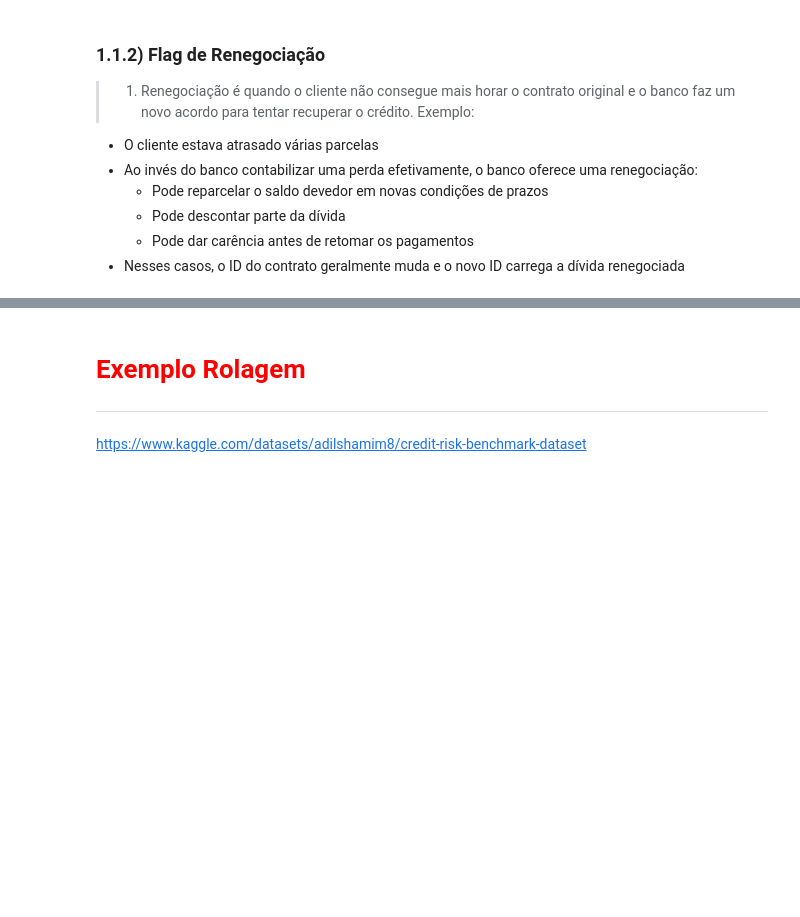
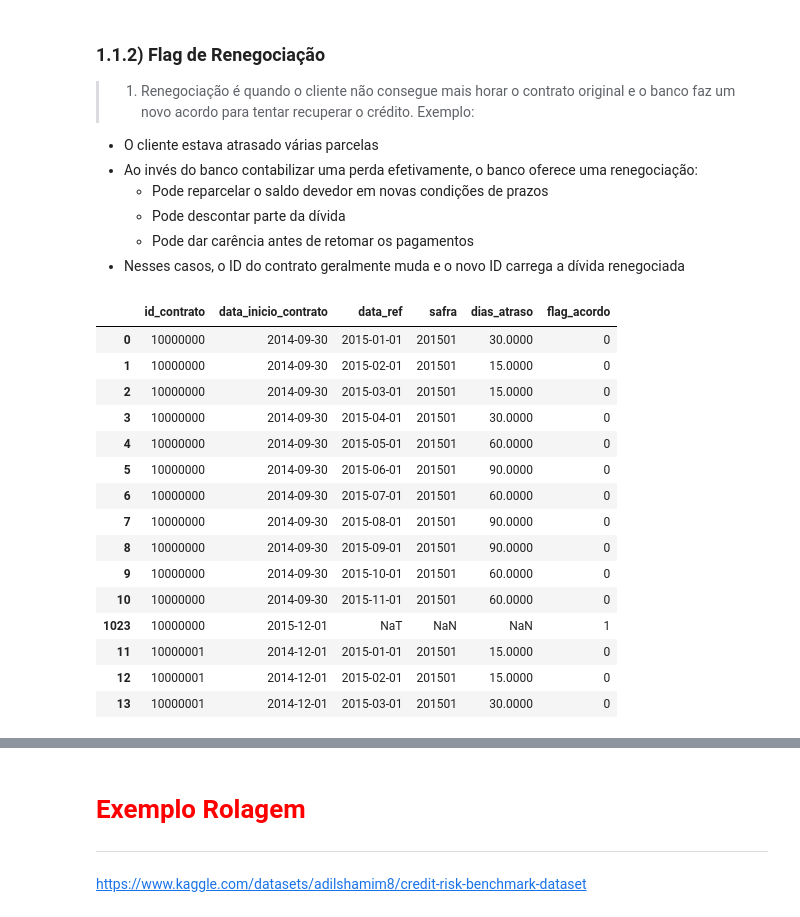
Before and after one commit to leonardovargas10/Pesquisa_Aplicada_Modelagem, a Jupyter notebook: Risco_de_Credito/Modelagem_Credito.ipynb, the cells around one changed output, grey strips where cells are left out. Saved outputs shown, nothing was run; the diff lists cells and outputs as text; code cells hidden in the pictures; blank space fills up the shorter version.

```diff
--- a/Risco_de_Credito/Modelagem_Credito.ipynb
+++ b/Risco_de_Credito/Modelagem_Credito.ipynb
@@ -96,12 +96,14 @@ warnings.simplefilter(action='ignore', category=FutureWarning) # Retira Future W
 - A safra nunca muda, porque é o "carimbo" da geração
 # %%
 historico  = pd.read_parquet('./data/full_history.parquet')
+historico.sort_values(by=['id_contrato','data_ref'], inplace=True)
 historico['data_ref'] = pd.to_datetime(historico['data_ref'])
-historico .sort_values(by=['id_contrato','data_ref'], inplace=True)
+
 
 rastro_contratos = pd.read_parquet('./data/rastro_contratos.parquet')
+rastro_contratos.sort_values(by=['id_antigo'], inplace=True)
 rastro_contratos['data_evento'] = pd.to_datetime(rastro_contratos['data_evento'])
-rastro_contratos.sort_values(by=['id_antigo','id_novo', 'data_evento'], inplace=True)
+rastro_contratos.rename(columns={'id_antigo': 'id_contrato', 'data_evento': 'data_inicio_contrato'}, inplace=True)
 
-display(historico.head(10))
-display(rastro_contratos.head(10))
+display(historico.head(15))
+display(rastro_contratos.head(15))
@@ -135,0 +154,29 @@ flag_acordo_tb = (
+# %%
+historico['flag_acordo'] = 0
+
+rastro_contratos["safra"] = np.nan
+rastro_contratos["data_ref"] = np.nan
+rastro_contratos["dias_atraso"] = np.nan
+rastro_contratos['flag_acordo'] = 1
+rastro_contratos = rastro_contratos[['id_contrato', 'data_inicio_contrato', 'data_ref', 'safra', 'dias_atraso', 'flag_acordo']]
+
+df = pd.concat([historico, rastro_contratos])
+df.sort_values(by=['id_contrato','data_ref'], inplace=True)
+df.head(15)
+# %% [output]
+|  | id_contrato | data_inicio_contrato | data_ref | safra | dias_atraso | flag_acordo |
+| 0 | 10000000 | 2014-09-30 | 2015-01-01 | 201501 | 30.0000 | 0 |
+| 1 | 10000000 | 2014-09-30 | 2015-02-01 | 201501 | 15.0000 | 0 |
+| 2 | 10000000 | 2014-09-30 | 2015-03-01 | 201501 | 15.0000 | 0 |
+| 3 | 10000000 | 2014-09-30 | 2015-04-01 | 201501 | 30.0000 | 0 |
+| 4 | 10000000 | 2014-09-30 | 2015-05-01 | 201501 | 60.0000 | 0 |
+| 5 | 10000000 | 2014-09-30 | 2015-06-01 | 201501 | 90.0000 | 0 |
+| 6 | 10000000 | 2014-09-30 | 2015-07-01 | 201501 | 60.0000 | 0 |
+| 7 | 10000000 | 2014-09-30 | 2015-08-01 | 201501 | 90.0000 | 0 |
+| 8 | 10000000 | 2014-09-30 | 2015-09-01 | 201501 | 90.0000 | 0 |
+| 9 | 10000000 | 2014-09-30 | 2015-10-01 | 201501 | 60.0000 | 0 |
+| 10 | 10000000 | 2014-09-30 | 2015-11-01 | 201501 | 60.0000 | 0 |
+| 1023 | 10000000 | 2015-12-01 | NaT | NaN | NaN | 1 |
+| 11 | 10000001 | 2014-12-01 | 2015-01-01 | 201501 | 15.0000 | 0 |
+| 12 | 10000001 | 2014-12-01 | 2015-02-01 | 201501 | 15.0000 | 0 |
+| 13 | 10000001 | 2014-12-01 | 2015-03-01 | 201501 | 30.0000 | 0 |
```
Also changed, not shown: parts of 5 cells of this notebook.
